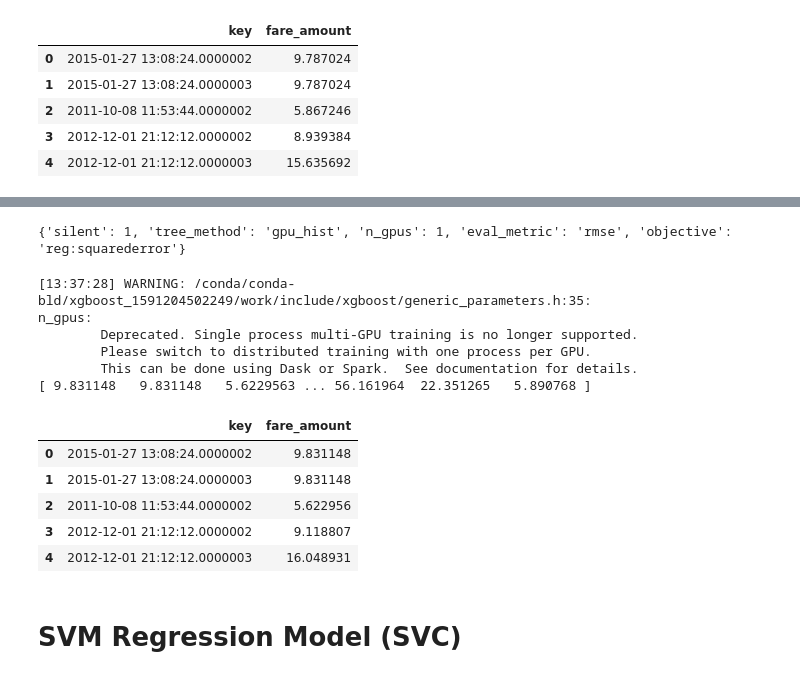
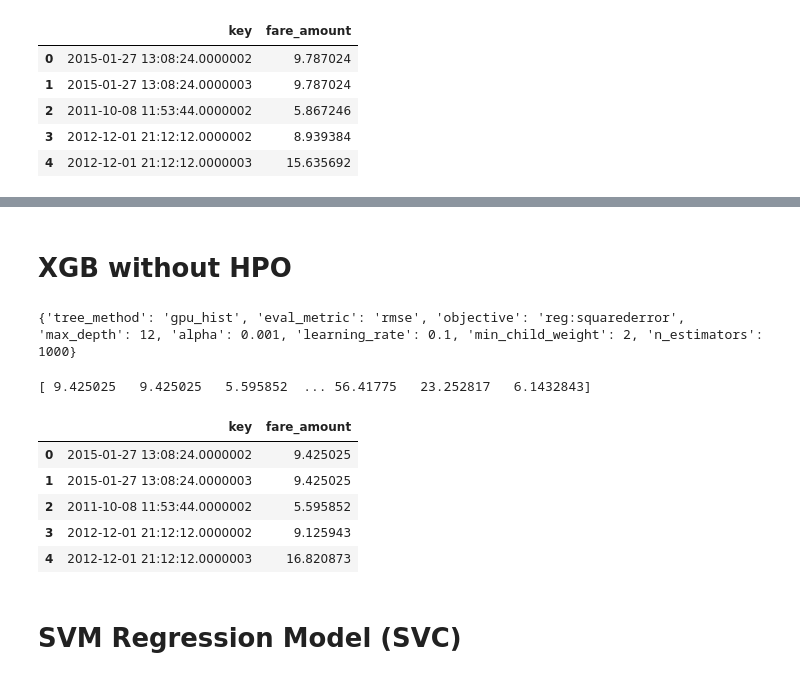
Before and after one commit to AyHaski/BigDataAnalyticsProject, a Jupyter notebook: Kopie_von_Rapids_Colab.ipynb, the cells around one changed output, grey strips where cells are left out. Drawn from its saved outputs; the diff is of its cells as text; code cells hidden in the pictures.

```diff
--- a/Kopie_von_Rapids_Colab.ipynb
+++ b/Kopie_von_Rapids_Colab.ipynb
@@ -429,3 +750,5 @@ gdf_submission.to_csv(base_path + '/randomForestSubmissionDefaultParams.csv',ind
+# %% [markdown]
+# XGB without HPO
 # %%
 X=train_1.drop(['fare_amount'],axis=1)
 y=train_1['fare_amount']
@@ -438,17 +761,10 @@ dvalidation = xgb.DMatrix(X_test, label=y_test)
 # instantiate params
 params = {}
 
-# general params
-general_params = {'silent': 1}
-params.update(general_params)
-
 # booster params
-n_gpus = 1  # change this to -1 to use all GPUs available or 0 to use the CPU
 booster_params = {}
 
-if n_gpus != 0:
-    booster_params['tree_method'] = 'gpu_hist'
-    booster_params['n_gpus'] = n_gpus
+booster_params['tree_method'] = 'gpu_hist'
 params.update(booster_params)
 
 # learning task params
@@ -456,9 +772,19 @@ learning_task_params = {}
 learning_task_params['eval_metric'] = 'rmse'
 learning_task_params['objective'] = 'reg:squarederror'
 params.update(learning_task_params)
+
+params_xgb = {
+    "max_depth": 12, # Default = 6
+    "alpha" : 0.001, # default = 0
+    "learning_rate": 0.1, #default = 0.3
+    "min_child_weight" : 2, # default = 1
+    "n_estimators": 1000
+}
+params.update(params_xgb)
+
 print(params)
 # %% [output]
-{'silent': 1, 'tree_method': 'gpu_hist', 'n_gpus': 1, 'eval_metric': 'rmse', 'objective': 'reg:squarederror'}
+{'tree_method': 'gpu_hist', 'eval_metric': 'rmse', 'objective': 'reg:squarederror', 'max_depth': 12, 'alpha': 0.001, 'learning_rate': 0.1, 'min_child_weight': 2, 'n_estimators': 1000}
 # %%
 # model training settings
 evallist = [(dvalidation, 'validation'), (dtrain, 'train')]
@@ -470,25 +796,20 @@ dtest = xgb.DMatrix(test_1)
 y_pred_xgb = bst.predict(dtest)
 print(y_pred_xgb)
 # %% [output]
-[13:37:28] WARNING: /conda/conda-bld/xgboost_1591204502249/work/include/xgboost/generic_parameters.h:35:
-n_gpus:
-        Deprecated. Single process multi-GPU training is no longer supported.
-        Please switch to distributed training with one process per GPU.
-        This can be done using Dask or Spark.  See documentation for details.
-[ 9.831148   9.831148   5.6229563 ... 56.161964  22.351265   5.890768 ]
+[ 9.425025   9.425025   5.595852  ... 56.41775   23.252817   6.1432843]
 # %%
 gdf_submission = cudf.read_csv(base_path +'/sample_submission.csv')
 gdf_submission['fare_amount']= y_pred_xgb
 
-gdf_submission.to_csv(base_path + '/XGBBoostSubmission.csv',index=False)
+gdf_submission.to_csv(base_path + '/XGBBoostSubmissionW1000Rounds.csv',index=False)
 gdf_submission.head()
 # %% [output]
 |  | key | fare_amount |
-| 0 | 2015-01-27 13:08:24.0000002 | 9.831148 |
-| 1 | 2015-01-27 13:08:24.0000003 | 9.831148 |
-| 2 | 2011-10-08 11:53:44.0000002 | 5.622956 |
-| 3 | 2012-12-01 21:12:12.0000002 | 9.118807 |
-| 4 | 2012-12-01 21:12:12.0000003 | 16.048931 |
+| 0 | 2015-01-27 13:08:24.0000002 | 9.425025 |
+| 1 | 2015-01-27 13:08:24.0000003 | 9.425025 |
+| 2 | 2011-10-08 11:53:44.0000002 | 5.595852 |
+| 3 | 2012-12-01 21:12:12.0000002 | 9.125943 |
+| 4 | 2012-12-01 21:12:12.0000003 | 16.820873 |
 # %% [markdown]
  # SVM Regression Model (SVC)
 # %% [markdown]
```
Also changed, not shown: parts of 39 cells of this notebook.
